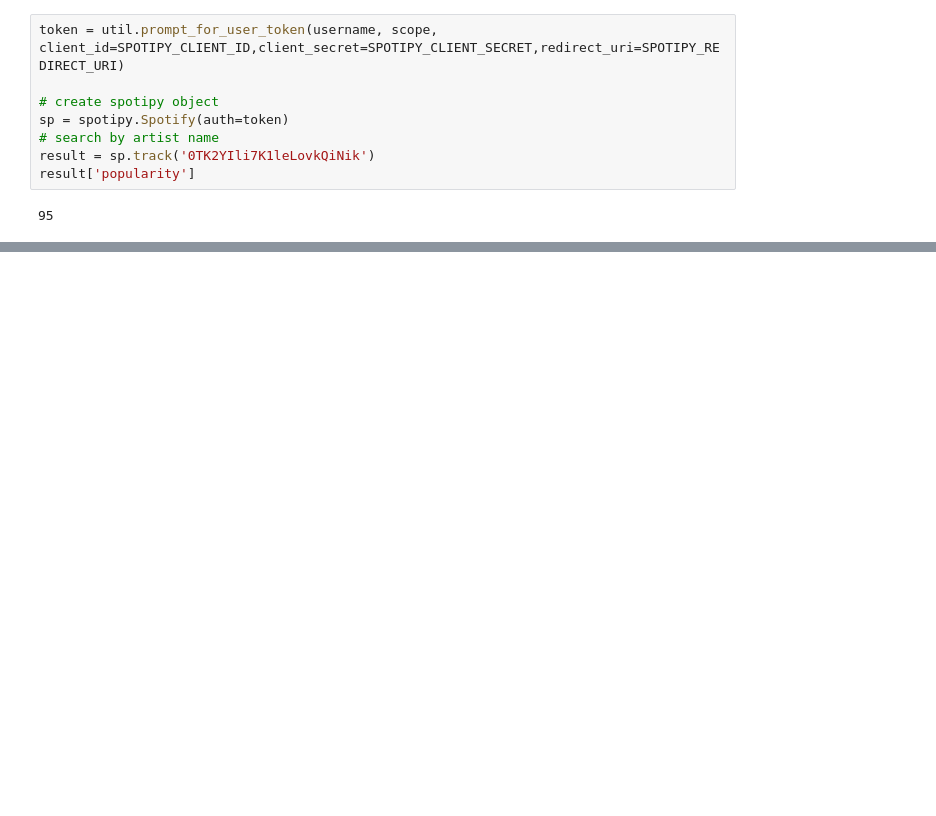
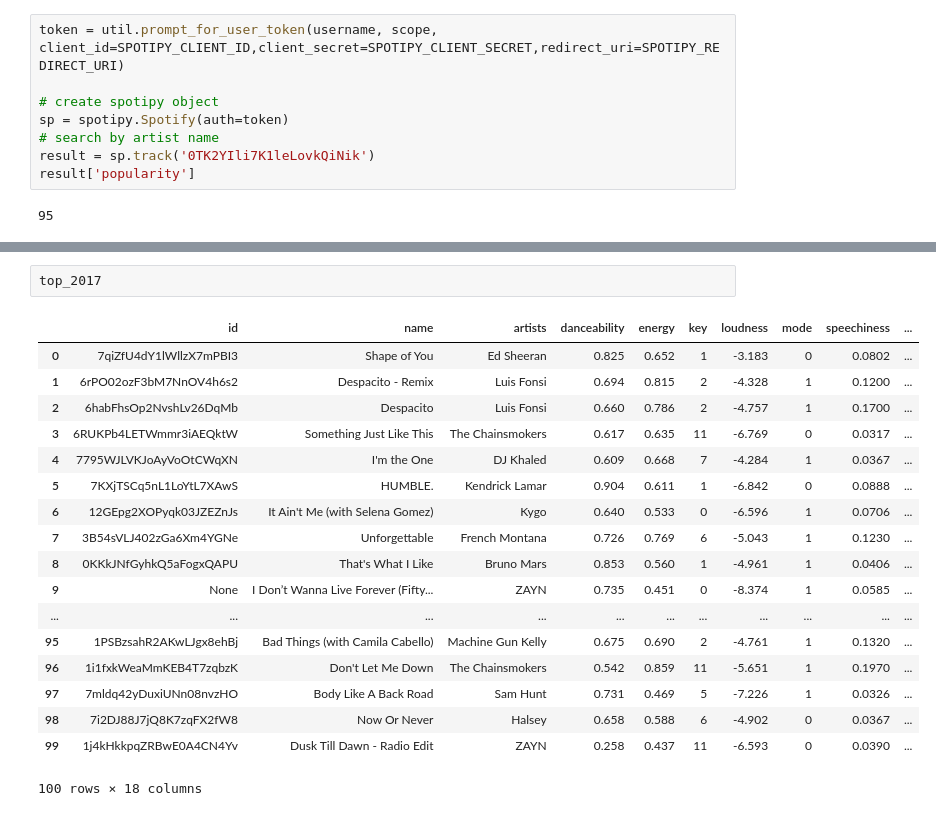
Before and after one commit to ASooklall/project-2-spotify, a Jupyter notebook: data_cleanup.ipynb, the cells around one changed output, grey strips where cells are left out. Drawn from its saved outputs; the diff is of its cells as text; blank space fills up the shorter version.

```diff
--- a/data_cleanup.ipynb
+++ b/data_cleanup.ipynb
@@ -509,0 +649,21 @@ top_2019_df
+# %%
+top_2017
+# %% [output]
+|  | id | name | artists | danceability | energy | key | loudness | mode | speechiness | ... |
+| 0 | 7qiZfU4dY1lWllzX7mPBI3 | Shape of You | Ed Sheeran | 0.825 | 0.652 | 1 | -3.183 | 0 | 0.0802 | ... |
+| 1 | 6rPO02ozF3bM7NnOV4h6s2 | Despacito - Remix | Luis Fonsi | 0.694 | 0.815 | 2 | -4.328 | 1 | 0.1200 | ... |
+| 2 | 6habFhsOp2NvshLv26DqMb | Despacito | Luis Fonsi | 0.660 | 0.786 | 2 | -4.757 | 1 | 0.1700 | ... |
+| 3 | 6RUKPb4LETWmmr3iAEQktW | Something Just Like This | The Chainsmokers | 0.617 | 0.635 | 11 | -6.769 | 0 | 0.0317 | ... |
+| 4 | 7795WJLVKJoAyVoOtCWqXN | I'm the One | DJ Khaled | 0.609 | 0.668 | 7 | -4.284 | 1 | 0.0367 | ... |
+| 5 | 7KXjTSCq5nL1LoYtL7XAwS | HUMBLE. | Kendrick Lamar | 0.904 | 0.611 | 1 | -6.842 | 0 | 0.0888 | ... |
+| 6 | 12GEpg2XOPyqk03JZEZnJs | It Ain't Me (with Selena Gomez) | Kygo | 0.640 | 0.533 | 0 | -6.596 | 1 | 0.0706 | ... |
+| 7 | 3B54sVLJ402zGa6Xm4YGNe | Unforgettable | French Montana | 0.726 | 0.769 | 6 | -5.043 | 1 | 0.1230 | ... |
+| 8 | 0KKkJNfGyhkQ5aFogxQAPU | That's What I Like | Bruno Mars | 0.853 | 0.560 | 1 | -4.961 | 1 | 0.0406 | ... |
+| 9 | None | I Don’t Wanna Live Forever (Fifty... | ZAYN | 0.735 | 0.451 | 0 | -8.374 | 1 | 0.0585 | ... |
+| ... | ... | ... | ... | ... | ... | ... | ... | ... | ... | ... |
+| 95 | 1PSBzsahR2AKwLJgx8ehBj | Bad Things (with Camila Cabello) | Machine Gun Kelly | 0.675 | 0.690 | 2 | -4.761 | 1 | 0.1320 | ... |
+| 96 | 1i1fxkWeaMmKEB4T7zqbzK | Don't Let Me Down | The Chainsmokers | 0.542 | 0.859 | 11 | -5.651 | 1 | 0.1970 | ... |
+| 97 | 7mldq42yDuxiUNn08nvzHO | Body Like A Back Road | Sam Hunt | 0.731 | 0.469 | 5 | -7.226 | 1 | 0.0326 | ... |
+| 98 | 7i2DJ88J7jQ8K7zqFX2fW8 | Now Or Never | Halsey | 0.658 | 0.588 | 6 | -4.902 | 0 | 0.0367 | ... |
+| 99 | 1j4kHkkpqZRBwE0A4CN4Yv | Dusk Till Dawn - Radio Edit | ZAYN | 0.258 | 0.437 | 11 | -6.593 | 0 | 0.0390 | ... |
+100 rows × 18 columns
```
Also changed, not shown: parts of 16 cells of this notebook, 8 other files.
